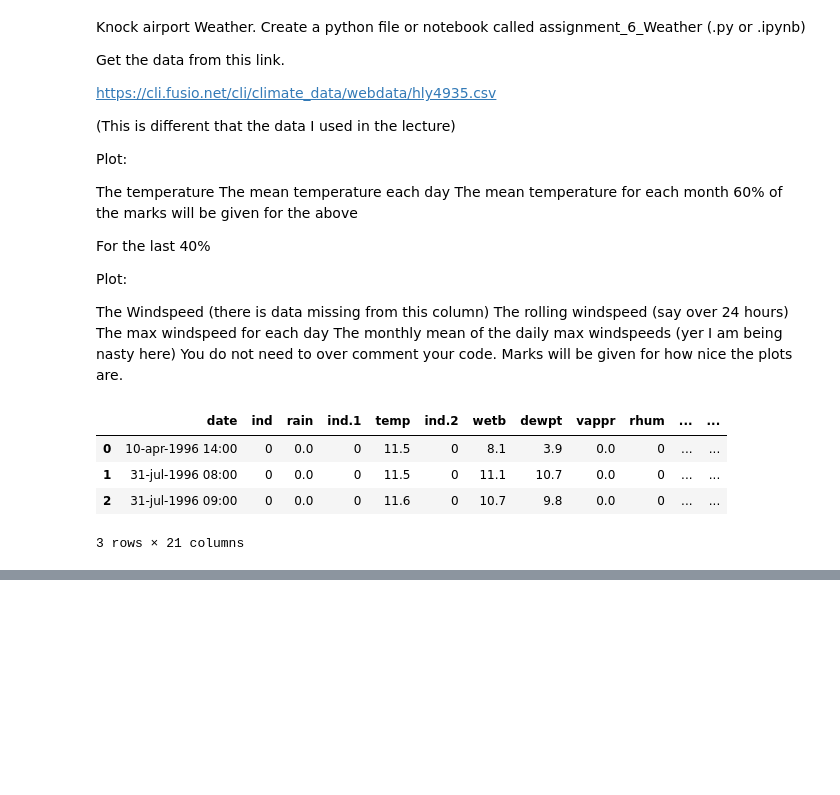
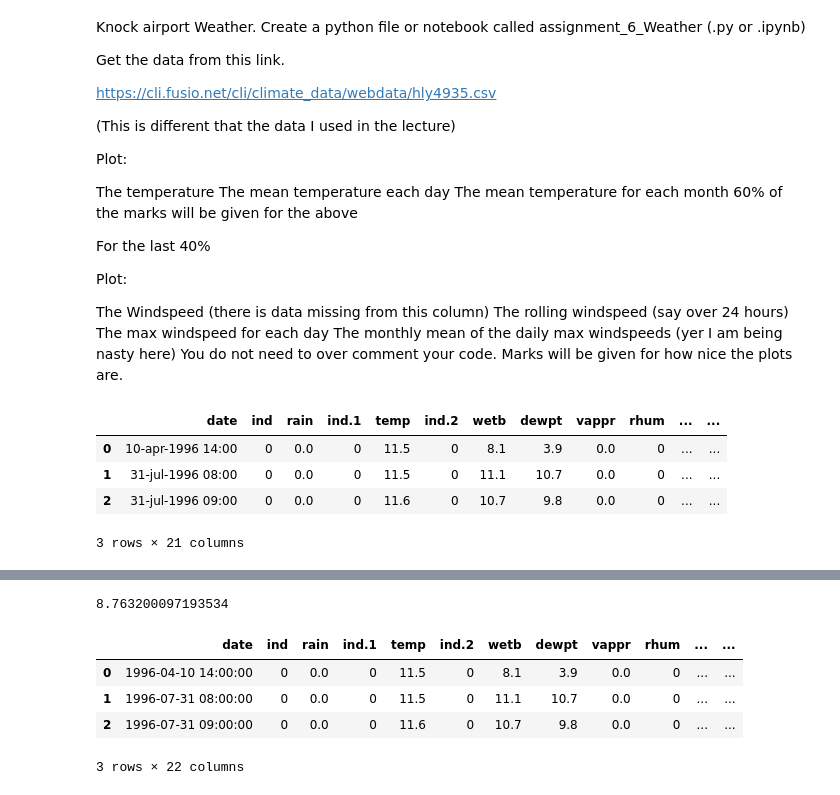
Before and after one commit to FatimaBOliveira/Programming-for-data-analytics, a Jupyter notebook: Assignments/assignment_6_Weather.ipynb, the cells around one changed output, grey strips where cells are left out. Cells and saved outputs as stored; diff of their text form; code cells hidden in the pictures; blank space fills up the shorter version.

```diff
--- a/Assignments/assignment_6_Weather.ipynb
+++ b/Assignments/assignment_6_Weather.ipynb
@@ -60 +72,28 @@ import seaborn as sns
+# %%
+# Temperature mean in all the data.
+df["temp"].mean()
+# %% [output]
+8.763200097193534
+# %%
+# Calculate the mean temperature for each day.
+days= df["date"].dt.strftime("%Y-%m-%d")
+daily_mean_temp = df.groupby(days)["temp"].transform("mean")
+
+# Create a new column in the original DataFrame.
+df["daily_mean_temp"] = daily_mean_temp
+
+# Check.
+df.head(3)
+
+# # https://pandas.pydata.org/docs/reference/api/pandas.Series.dt.strftime.html
+# https://realpython.com/pandas-groupby/
+# https://pandas.pydata.org/docs/reference/api/pandas.DataFrame.groupby.html
+# https://pandas.pydata.org/docs/reference/api/pandas.core.groupby.DataFrameGroupBy.transform.html
+# https://pandas.pydata.org/docs/user_guide/groupby.html#the-transform-method
+# %% [output]
+|  | date | ind | rain | ind.1 | temp | ind.2 | wetb | dewpt | vappr | rhum | ... | ... |
+| 0 | 1996-04-10 14:00:00 | 0 | 0.0 | 0 | 11.5 | 0 | 8.1 | 3.9 | 0.0 | 0 | ... | ... |
+| 1 | 1996-07-31 08:00:00 | 0 | 0.0 | 0 | 11.5 | 0 | 11.1 | 10.7 | 0.0 | 0 | ... | ... |
+| 2 | 1996-07-31 09:00:00 | 0 | 0.0 | 0 | 11.6 | 0 | 10.7 | 9.8 | 0.0 | 0 | ... | ... |
+3 rows × 22 columns
 # %%
```
Also changed, not shown: parts of 12 cells of this notebook.
